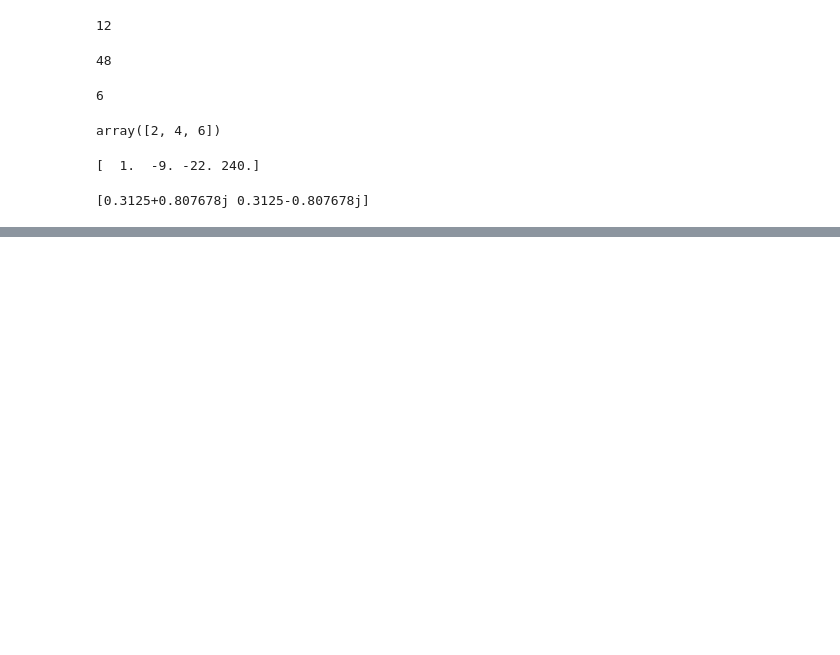
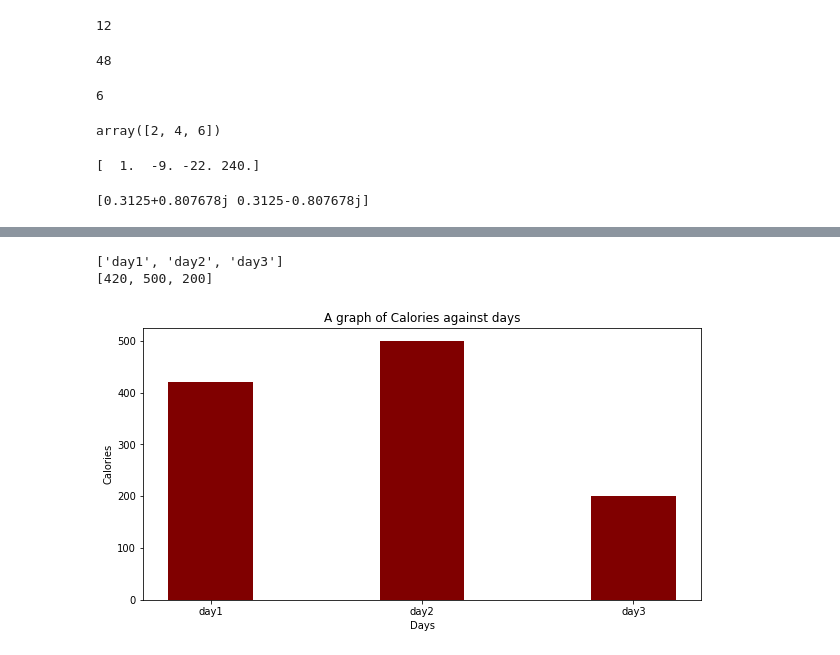
Before and after one commit to arnoldkiirya1/Business_Intelligence, a Jupyter notebook: Python_modules.ipynb, the cells around one changed output, grey strips where cells are left out. Cells and saved outputs as stored; diff of their text form; code cells hidden in the pictures; blank space fills up the shorter version.

```diff
--- a/Python_modules.ipynb
+++ b/Python_modules.ipynb
@@ -147,0 +357,29 @@ print(i)
+# %%
+#Bar Plots
+import numpy as np
+from matplotlib import pyplot as plt
+
+#create a dataset
+data = {
+    "day1":420, "day2": 500, "day3":200
+    }
+
+#Extraction
+days = list(data.keys())
+calories = list(data.values())
+
+print(days)
+print(calories)
+
+#plotting
+fig = plt.figure(figsize = (10 ,5 )) #our graph paper
+#creating the bar plot
+plt.bar(days, calories, color='maroon', width=0.4) #plt.bar(x,y)
+plt.xlabel("Days")
+plt.ylabel("Calories")
+plt.title("A graph of Calories against days")
+plt.show()
+# %% [output]
+['day1', 'day2', 'day3']
+[420, 500, 200]
+[figure, added]
```
Also changed, not shown: parts of 14 cells of this notebook.
